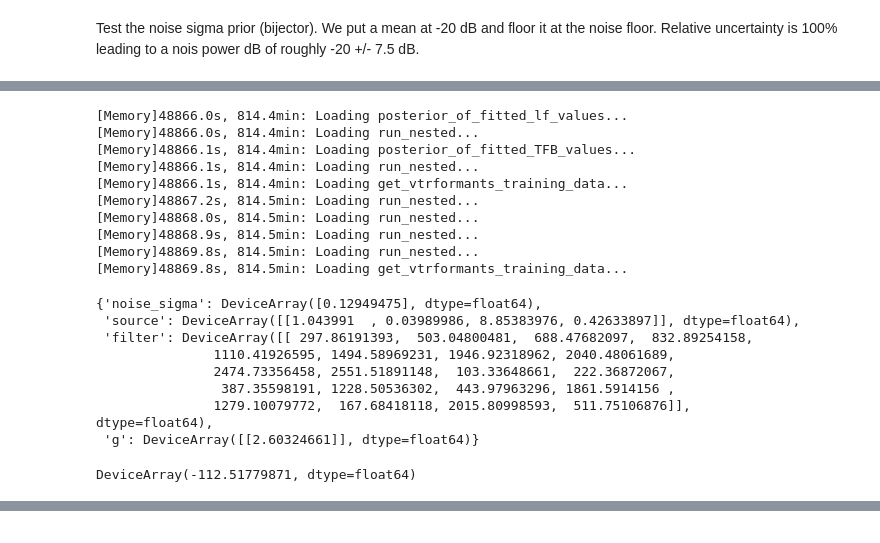
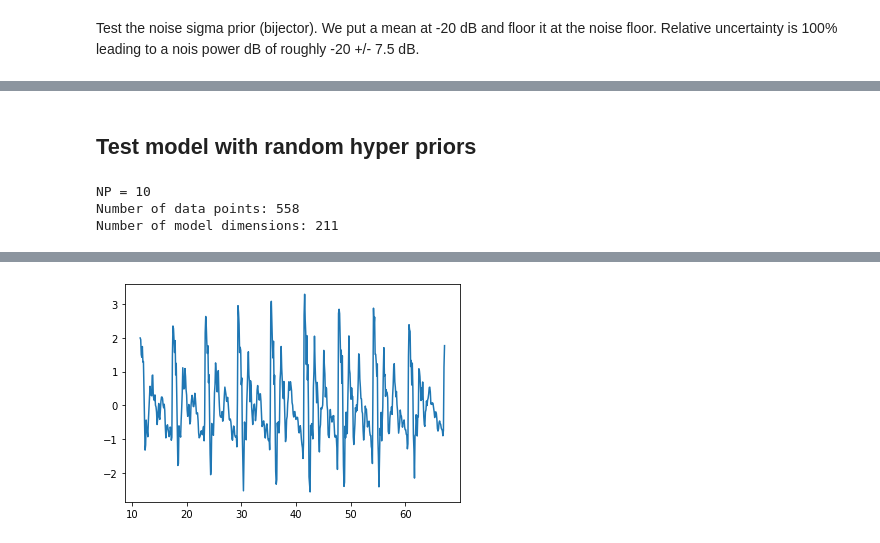
Before and after one commit to mvsoom/thesis-py, a Jupyter notebook: inv/test.ipynb, the cells around one changed output, grey strips where cells are left out. Saved outputs shown, nothing was run; the diff lists cells and outputs as text; code cells hidden in the pictures.

Commit message:
Implement full model

```diff
--- a/inv/test.ipynb
+++ b/inv/test.ipynb
@@ -176,29 +43,19 @@ hyper
-# %%
-w = randn(model.ndim(hyper))
-
-b = model.theta_trajectory_bijector(hyper)
-
-b.forward(w)
-# %% [output]
-[Memory]48866.0s, 814.4min: Loading posterior_of_fitted_lf_values...
-[Memory]48866.0s, 814.4min: Loading run_nested...
-[Memory]48866.1s, 814.4min: Loading posterior_of_fitted_TFB_values...
-[Memory]48866.1s, 814.4min: Loading run_nested...
-[Memory]48866.1s, 814.4min: Loading get_vtrformants_training_data...
-[Memory]48867.2s, 814.5min: Loading run_nested...
-[Memory]48868.0s, 814.5min: Loading run_nested...
-[Memory]48868.9s, 814.5min: Loading run_nested...
-[Memory]48869.8s, 814.5min: Loading run_nested...
-[Memory]48869.8s, 814.5min: Loading get_vtrformants_training_data...
-{'noise_sigma': DeviceArray([0.12949475], dtype=float64),
- 'source': DeviceArray([[1.043991  , 0.03989986, 8.85383976, 0.42633897]], dtype=float64),
- 'filter': DeviceArray([[ 297.86191393,  503.04800481,  688.47682097,  832.89254158,
-               1110.41926595, 1494.58969231, 1946.92318962, 2040.48061689,
-               2474.73356458, 2551.51891148,  103.33648661,  222.36872067,
-                387.35598191, 1228.50536302,  443.97963296, 1861.5914156 ,
-               1279.10079772,  167.68418118, 2015.80998593,  511.75106876]],            dtype=float64),
- 'g': DeviceArray([[2.60324661]], dtype=float64)}
-# %%
--b.forward_log_det_jacobian(w)
-# %% [output]
-DeviceArray(-112.51779871, dtype=float64)
+# %% [markdown]
+## Test model with random hyper priors
+# %%
+from inv import process
+
+hyper = process.make_rand_hyper(
+    rand_triple(), #process_data_kwargs=dict(max_NP = 3, prepend=1)
+)
+
+plot(hyper['data']['t'], hyper['data']['d'])
+print("NP =", hyper['data']['NP'])
+print("Number of data points:", len(hyper['data']['d']))
+print("Number of model dimensions:", model.ndim(hyper))
+
+klatt.play(hyper['data']['t'], hyper['data']['d'])
+# %% [output]
+NP = 10
+Number of data points: 558
+Number of model dimensions: 211
@@ -205,3 +63,4 @@ DeviceArray(-112.51779871, dtype=float64)
+[figure, added]
 # %%
 prior = model.theta_trajectory_prior(hyper)
 theta = prior.sample(seed=jaxkey())
```
Also changed, not shown: parts of 21 cells of this notebook, 9 other files.
